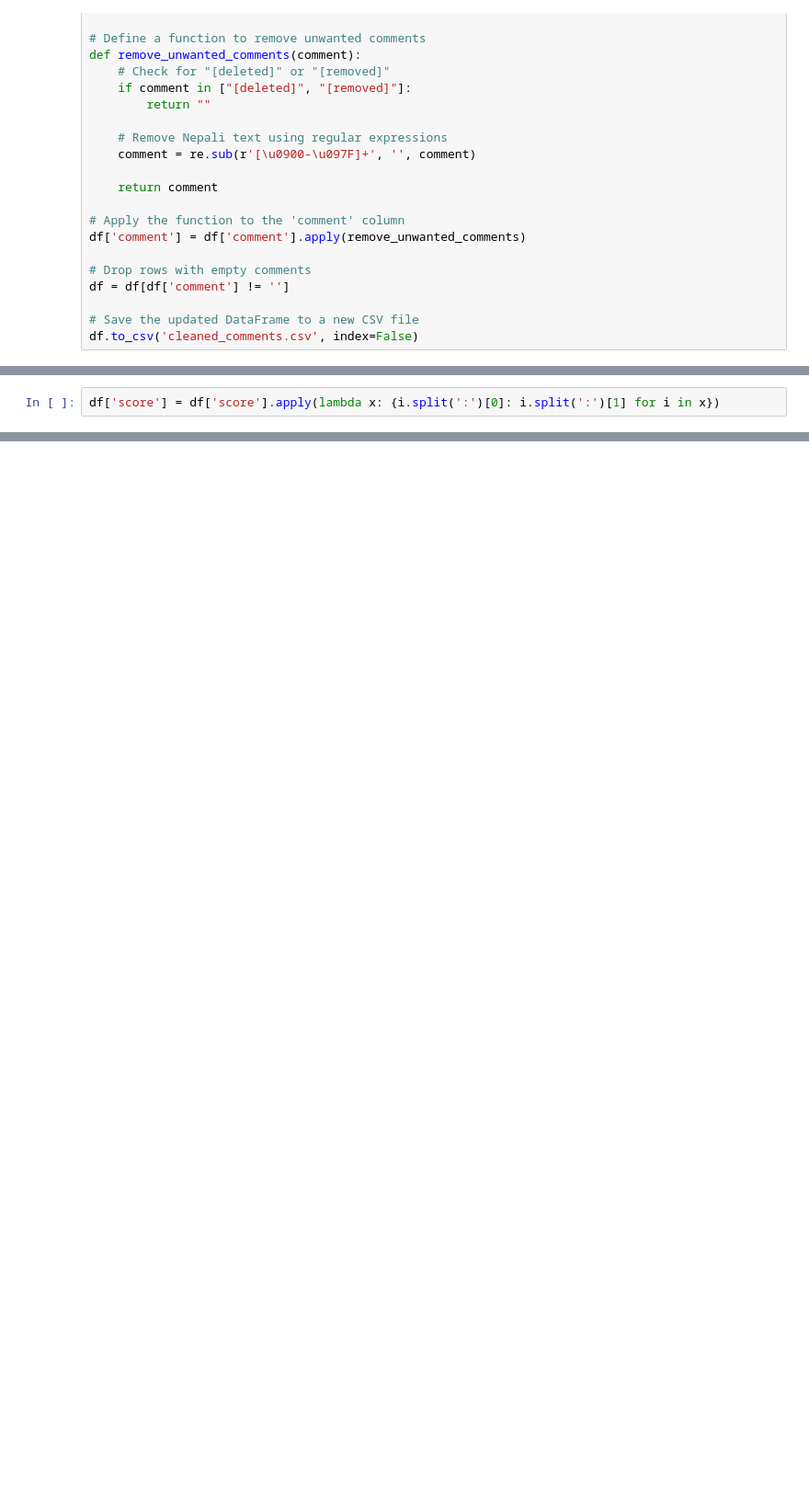
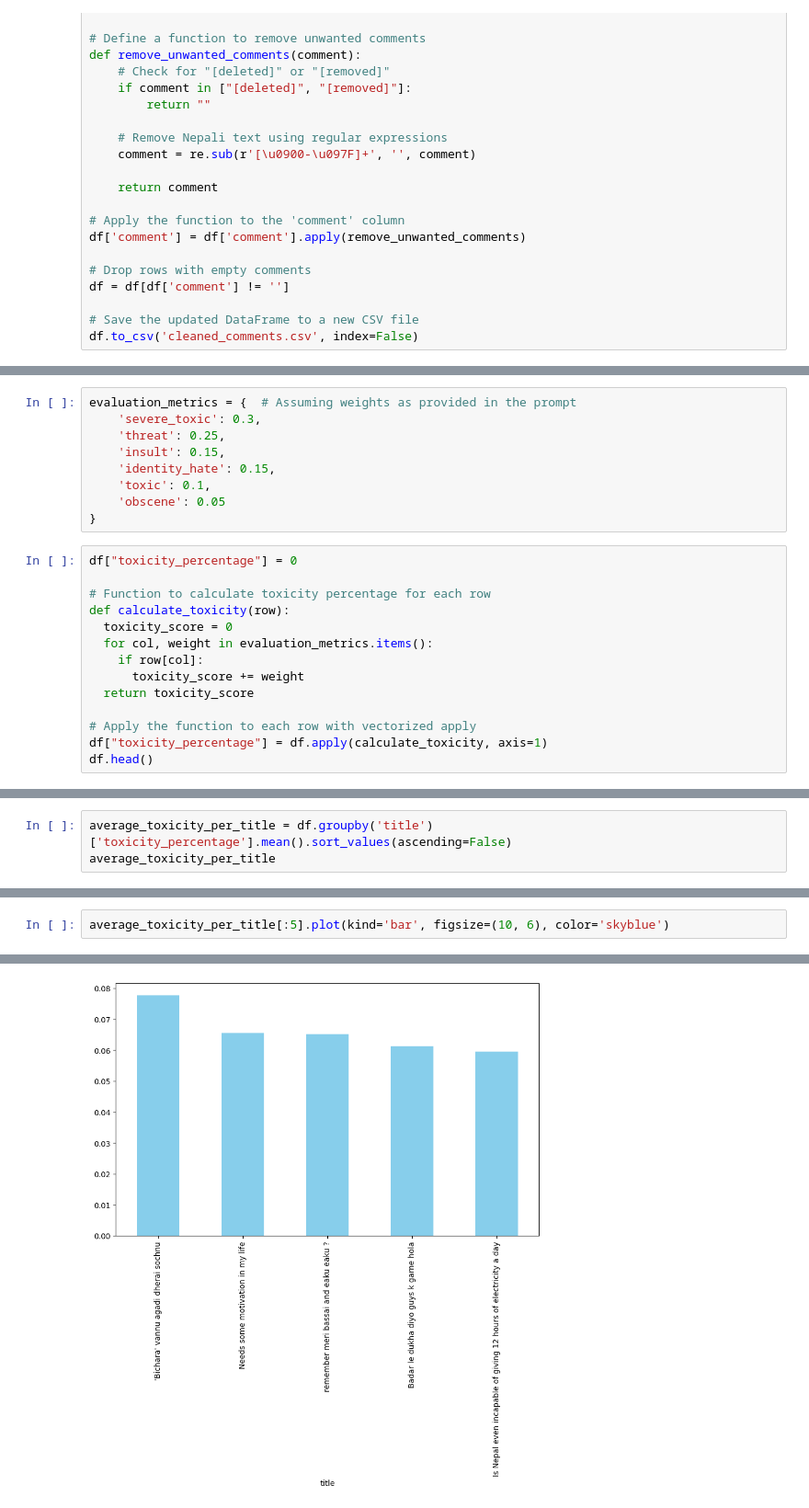
Before and after one commit to raichu03/data_mining, a Jupyter notebook: postprocess.ipynb, the cells around one changed output, grey strips where cells are left out. Shown at 92% size. Drawn from its saved outputs; the diff is of its cells as text; blank space fills up the shorter version.

```diff
--- a/postprocess.ipynb
+++ b/postprocess.ipynb
@@ -172,2 +91,0 @@ identity_hate False
-# %%
-df['score'] = df['score'].apply(lambda x: {i.split(':')[0]: i.split(':')[1] for i in x})
@@ -184,0 +92,23 @@ df.to_csv('cleaned_comments.csv', index=False)
+# %%
+evaluation_metrics = {  # Assuming weights as provided in the prompt
+    'severe_toxic': 0.3,
+    'threat': 0.25,
+    'insult': 0.15,
+    'identity_hate': 0.15,
+    'toxic': 0.1,
+    'obscene': 0.05
+}
+# %%
+df["toxicity_percentage"] = 0
+
+# Function to calculate toxicity percentage for each row
+def calculate_toxicity(row):
+  toxicity_score = 0
+  for col, weight in evaluation_metrics.items():
+    if row[col]:
+      toxicity_score += weight
+  return toxicity_score
+
+# Apply the function to each row with vectorized apply
+df["toxicity_percentage"] = df.apply(calculate_toxicity, axis=1)
+df.head()
@@ -184,0 +122,3 @@ df.to_csv('cleaned_comments.csv', index=False)
+# %%
+average_toxicity_per_title = df.groupby('title')['toxicity_percentage'].mean().sort_values(ascending=False)
+average_toxicity_per_title
@@ -184,0 +154,3 @@ df.to_csv('cleaned_comments.csv', index=False)
+# %%
+average_toxicity_per_title[:5].plot(kind='bar', figsize=(10, 6), color='skyblue')
+# %% [output]
@@ -184,0 +158 @@ df.to_csv('cleaned_comments.csv', index=False)
+[figure, added]
```
Also changed, not shown: parts of 15 cells of this notebook, 2 other files.
